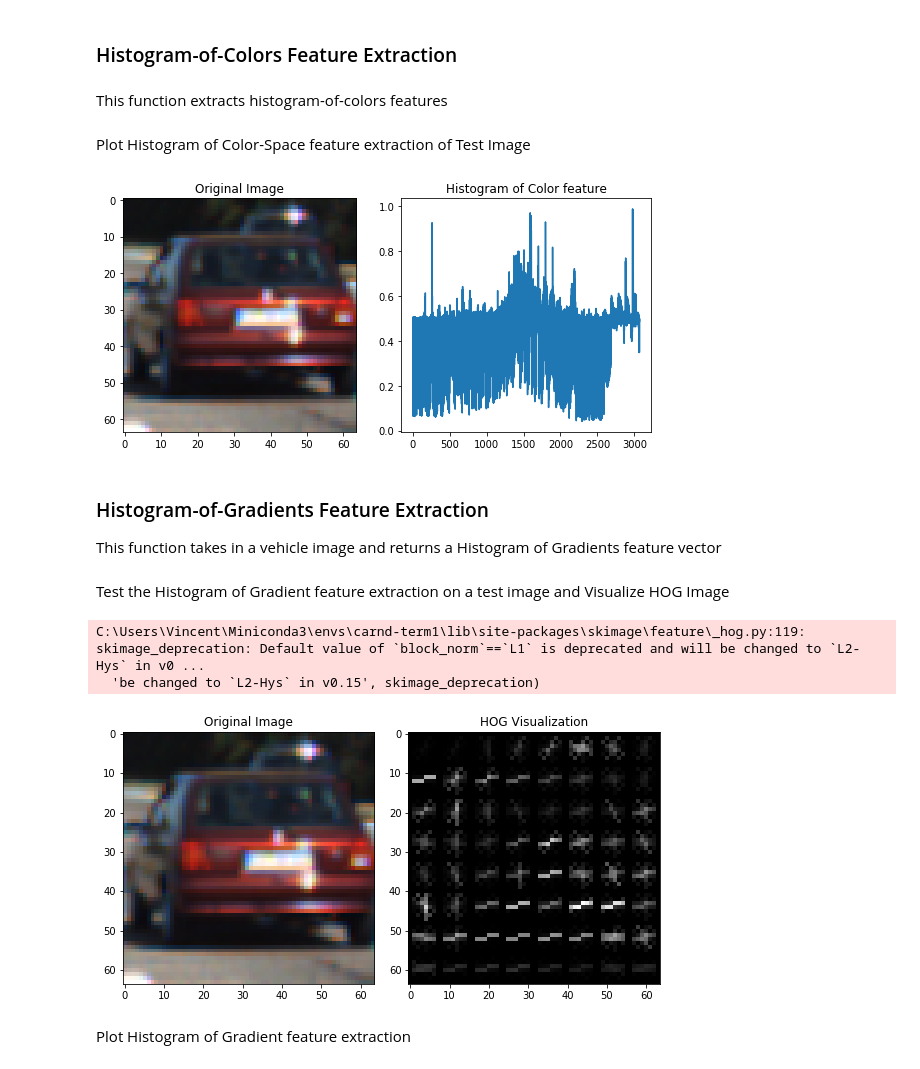
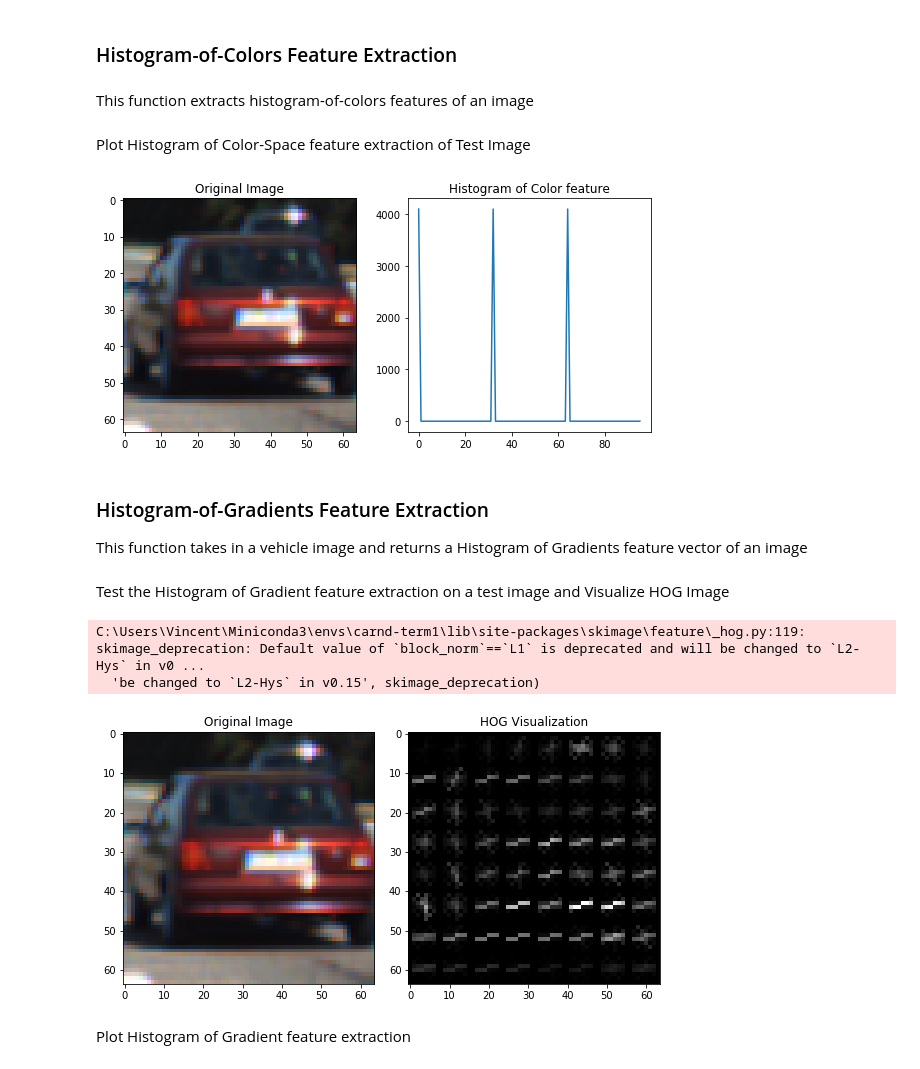
Before and after one commit to vinny-palumbo/AutonomousCars-VehicleDetection, a Jupyter notebook: pipeline.ipynb, the cells around one changed output. Cells and saved outputs as stored; diff of their text form; code cells hidden in the pictures.

```diff
--- a/pipeline.ipynb
+++ b/pipeline.ipynb
@@ -79,4 +108,4 @@ plt.imshow(test_vehicle_image)
 # %% [markdown]
 ### Histogram-of-Colors Feature Extraction
 # %% [markdown]
-This function extracts histogram-of-colors features
+This function extracts histogram-of-colors features of an image
@@ -102,26 +112,36 @@ def get_hoc_features(img, color_space='RGB', size=(32, 32)):
+# %%
+def color_hist(img, nbins=32, bins_range=(0, 256)):
+    # Compute the histogram of the color channels separately
+    channel1_hist = np.histogram(img[:,:,0], bins=nbins, range=bins_range)
+    channel2_hist = np.histogram(img[:,:,1], bins=nbins, range=bins_range)
+    channel3_hist = np.histogram(img[:,:,2], bins=nbins, range=bins_range)
+    # Concatenate the histograms into a single feature vector
+    hist_features = np.concatenate((channel1_hist[0], channel2_hist[0], channel3_hist[0]))
+    # Return the individual histograms, bin_centers and feature vector
+    return hist_features
 # %% [markdown]
 Plot Histogram of Color-Space feature extraction of Test Image
 # %%
 # Define HOC parameters
-test_color_space='YCrCb'
-test_size = (32,32)
+test_hist_bins =32
+test_bins_range=(0, 256)
 
-test_features_color = get_hoc_features(test_vehicle_image, test_color_space, test_size)
+test_features_hoc = color_hist(test_vehicle_image, test_hist_bins, test_bins_range)
 
-# Plot an example of raw and gradient features
+# Plot an example of raw and histogram-of-color features
 fig = plt.figure(figsize=(12,4))
 plt.subplot(131)
 plt.imshow(test_vehicle_image)
 plt.title('Original Image')
 plt.subplot(132)
-plt.plot(test_features_color)
+plt.plot(test_features_hoc)
 plt.title('Histogram of Color feature')
 fig.tight_layout()
 # %% [output]
-[figure, old version]
+[figure, new version]
 # %% [markdown]
 ### Histogram-of-Gradients Feature Extraction
-This function takes in a vehicle image and returns a Histogram of Gradients feature vector
+This function takes in a vehicle image and returns a Histogram of Gradients feature vector of an image
 # %%
 from skimage.feature import hog
 
@@ -146,15 +171,17 @@ Test the Histogram of Gradient feature extraction on a test image and Visualize
 test_orient = 9
 test_pix_per_cell = 8
 test_cell_per_block = 2
+test_hog_channel = 0
+
 # Call our function with vis=True to see an image output
-test_features_gradient, hog_image = get_hog_features(test_vehicle_image, test_orient,
+test_features_hog, hog_image = get_hog_features(test_vehicle_image[:,:,test_hog_channel], test_orient,
                         test_pix_per_cell, test_cell_per_block,
                         vis=True, feature_vec=False)
 
 # Plot an example of raw and HOG Image
 fig = plt.figure(figsize=(12,4))
 plt.subplot(131)
-plt.imshow(test_vehicle_image, cmap='gray')
+plt.imshow(test_vehicle_image)
 plt.title('Original Image')
 plt.subplot(132)
 plt.imshow(hog_image, cmap='gray')
@@ -163,7 +190,7 @@ fig.tight_layout()
 # %% [output]
 C:\Users\Vincent\Miniconda3\envs\carnd-term1\lib\site-packages\skimage\feature\_hog.py:119: skimage_deprecation: Default value of `block_norm`==`L1` is deprecated and will be changed to `L2-Hys` in v0 ...
   'be changed to `L2-Hys` in v0.15', skimage_deprecation)
-[figure, old version]
+[figure, new version]
 # %% [markdown]
 Plot Histogram of Gradient feature extraction
 # %%
```
Also changed, not shown: parts of 31 cells of this notebook.
